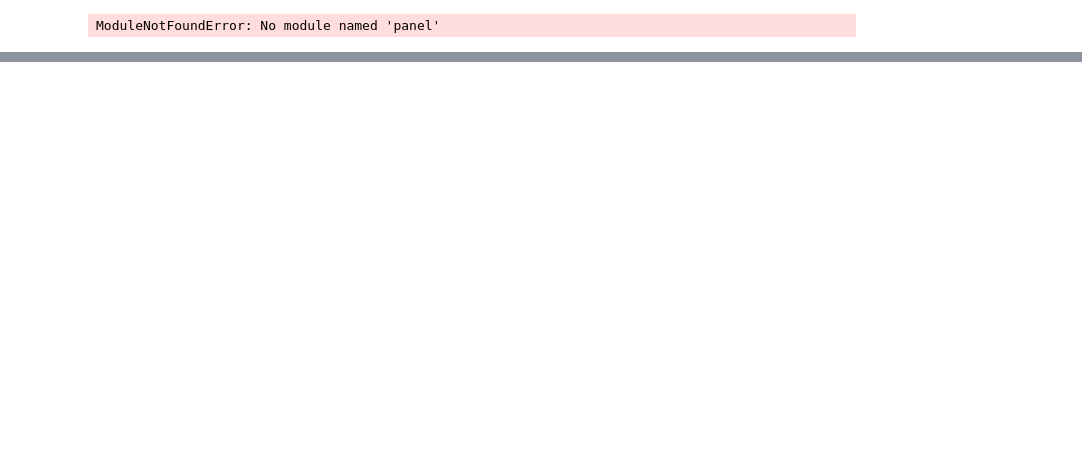
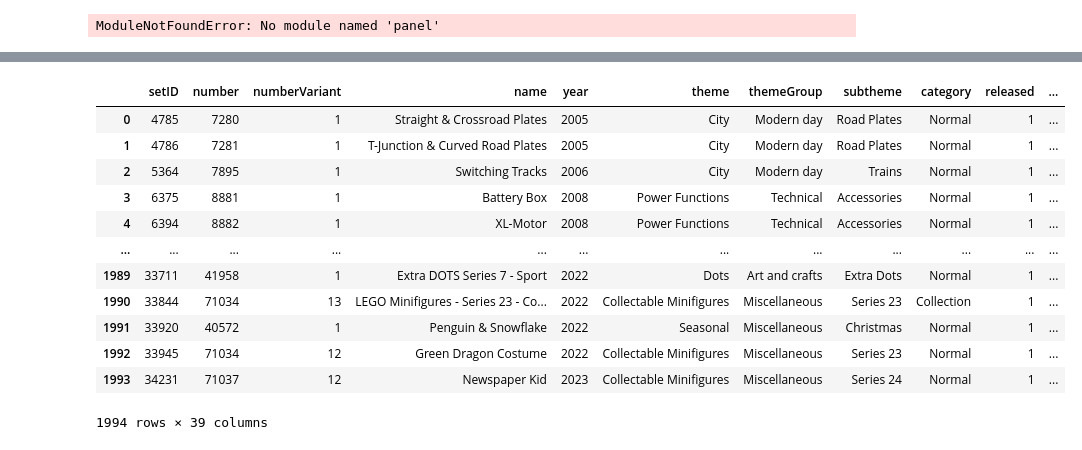
Before and after one commit to MarcusGalea/MarcusGalea.github.io, a Jupyter notebook: visualization_trials.ipynb, the cells around one changed output, grey strips where cells are left out. Cells and saved outputs as stored; diff of their text form; code cells hidden in the pictures; blank space fills up the shorter version.

```diff
--- a/visualization_trials.ipynb
+++ b/visualization_trials.ipynb
@@ -365,3 +457,19 @@ fig.show()
+# %%
+df
+# %% [output]
+|  | setID | number | numberVariant | name | year | theme | themeGroup | subtheme | category | released | ... |
+| 0 | 4785 | 7280 | 1 | Straight & Crossroad Plates | 2005 | City | Modern day | Road Plates | Normal | 1 | ... |
+| 1 | 4786 | 7281 | 1 | T-Junction & Curved Road Plates | 2005 | City | Modern day | Road Plates | Normal | 1 | ... |
+| 2 | 5364 | 7895 | 1 | Switching Tracks | 2006 | City | Modern day | Trains | Normal | 1 | ... |
+| 3 | 6375 | 8881 | 1 | Battery Box | 2008 | Power Functions | Technical | Accessories | Normal | 1 | ... |
+| 4 | 6394 | 8882 | 1 | XL-Motor | 2008 | Power Functions | Technical | Accessories | Normal | 1 | ... |
+| ... | ... | ... | ... | ... | ... | ... | ... | ... | ... | ... | ... |
+| 1989 | 33711 | 41958 | 1 | Extra DOTS Series 7 - Sport | 2022 | Dots | Art and crafts | Extra Dots | Normal | 1 | ... |
+| 1990 | 33844 | 71034 | 13 | LEGO Minifigures - Series 23 - Co... | 2022 | Collectable Minifigures | Miscellaneous | Series 23 | Collection | 1 | ... |
+| 1991 | 33920 | 40572 | 1 | Penguin & Snowflake | 2022 | Seasonal | Miscellaneous | Christmas | Normal | 1 | ... |
+| 1992 | 33945 | 71034 | 12 | Green Dragon Costume | 2022 | Collectable Minifigures | Miscellaneous | Series 23 | Normal | 1 | ... |
+| 1993 | 34231 | 71037 | 12 | Newspaper Kid | 2023 | Collectable Minifigures | Miscellaneous | Series 24 | Normal | 1 | ... |
+1994 rows × 39 columns
 # %%
 from bokeh.plotting import figure, show
 from bokeh.models import ColumnDataSource, HoverTool
```
Also changed, not shown: parts of 14 cells of this notebook.
